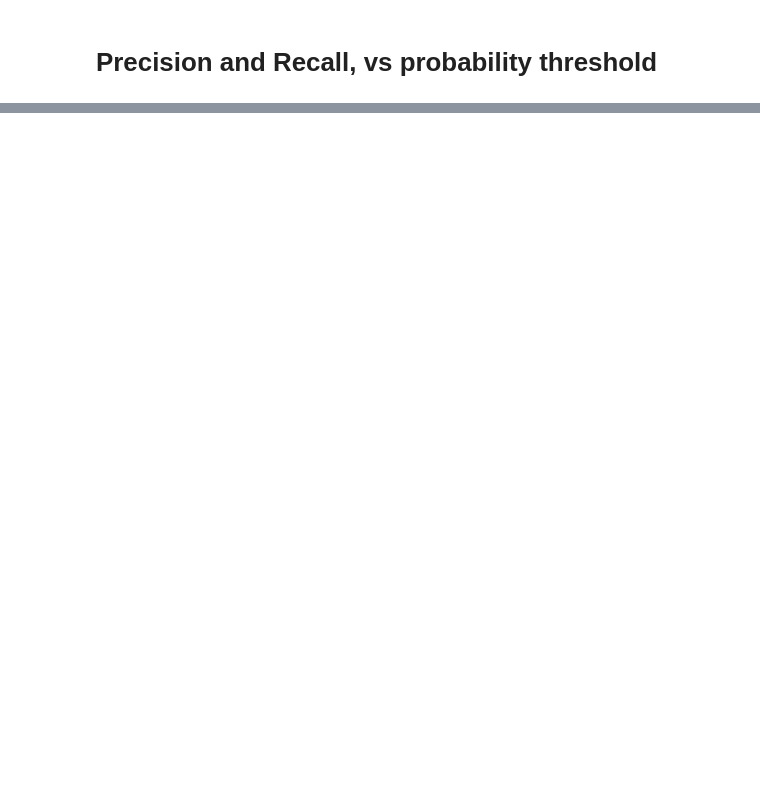
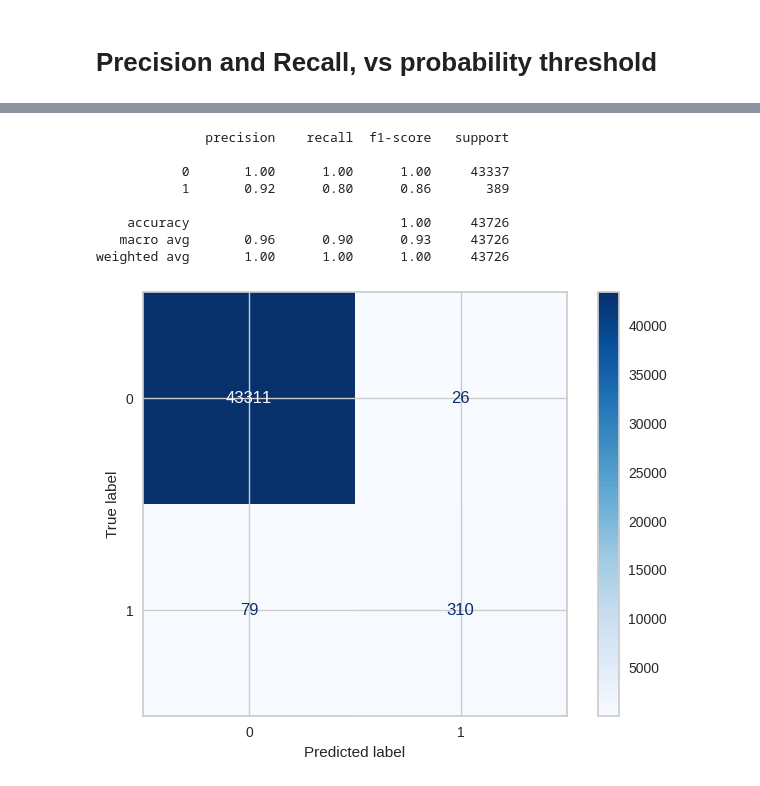
Before and after one commit to omdgit/machine-learning-imbalanced-data, a Jupyter notebook: Section-03-Metrics/03-02-Precision-Recall-F1.ipynb, the cells around one changed output, grey strips where cells are left out. Cells and saved outputs as stored; diff of their text form; code cells hidden in the pictures; blank space fills up the shorter version.

```diff
--- a/Section-03-Metrics/03-02-Precision-Recall-F1.ipynb
+++ b/Section-03-Metrics/03-02-Precision-Recall-F1.ipynb
@@ -238,0 +306,19 @@ visualizer.show()
+# %%
+def cm(model, threshold):
+    y_prob = model.predict_proba(X_test)[:,1]
+    y_pred = (y_prob > threshold).astype(int)
+    cm = metrics.confusion_matrix(y_test, y_pred)
+    metrics.ConfusionMatrixDisplay(cm).plot(cmap=plt.cm.Blues)
+    print(metrics.classification_report(y_test, y_pred))
+# %%
+cm(model=xgb, threshold=0.51)
+# %% [output]
+              precision    recall  f1-score   support
+
+           0       1.00      1.00      1.00     43337
+           1       0.92      0.80      0.86       389
+
+    accuracy                           1.00     43726
+   macro avg       0.96      0.90      0.93     43726
+weighted avg       1.00      1.00      1.00     43726
+[figure, added]
```
Also changed, not shown: parts of 15 cells of this notebook, 1 other file.
